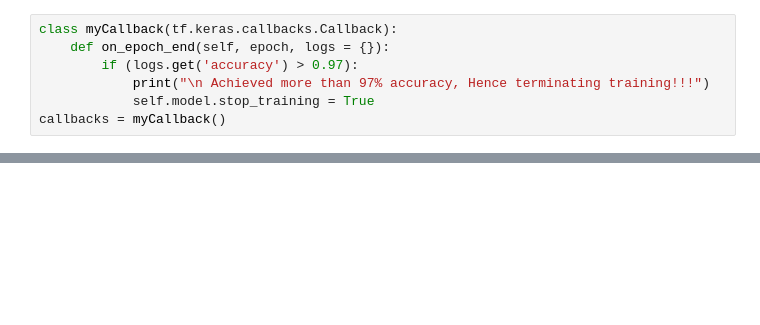
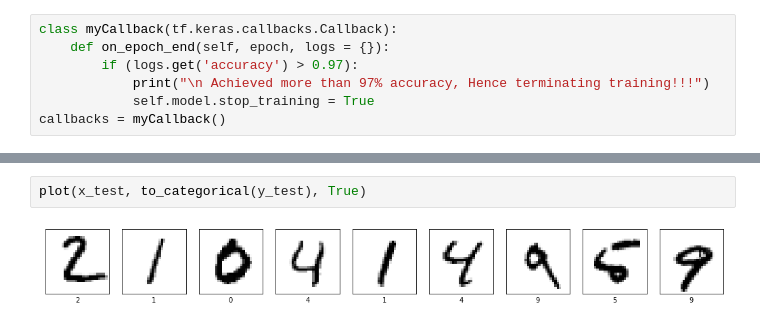
Before and after one commit to chitranshp/Image-noise-reduction, a Jupyter notebook: Denoising_images_using_autoencoder.ipynb, the cells around one changed output, grey strips where cells are left out. Drawn from its saved outputs; the diff is of its cells as text; blank space fills up the shorter version.

```diff
--- a/Denoising_images_using_autoencoder.ipynb
+++ b/Denoising_images_using_autoencoder.ipynb
@@ -95,0 +180,4 @@ Test accuracy:0.23770000040531158
+# %%
+plot(x_test, to_categorical(y_test), True)
+# %% [output]
+[figure, added]
```
Also changed, not shown: parts of 17 cells of this notebook.
